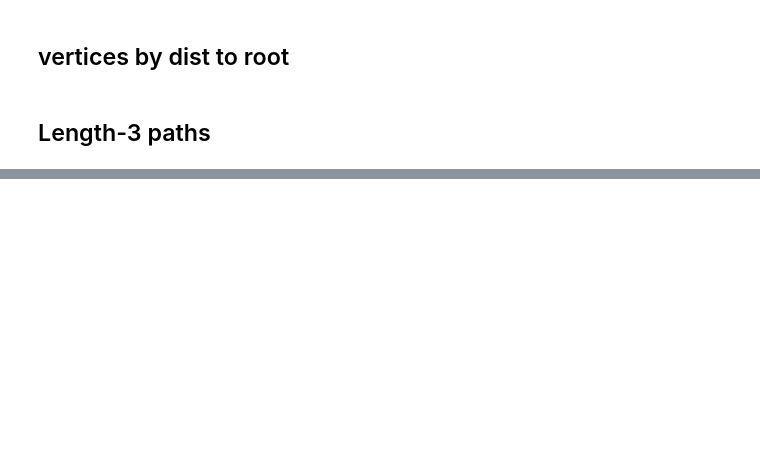
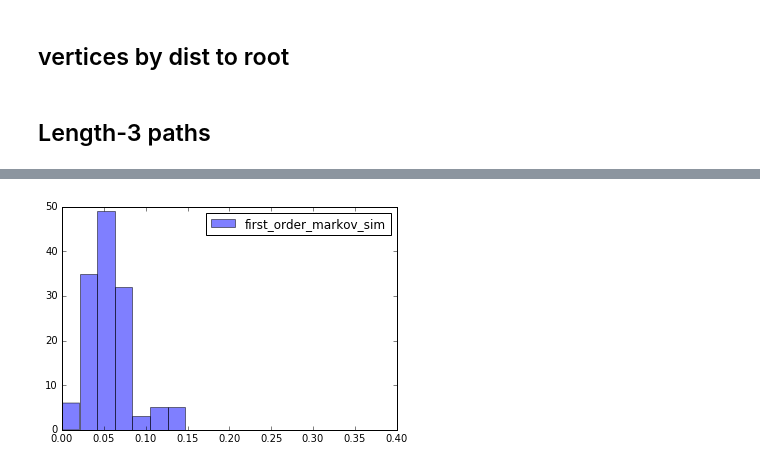
Before and after one commit to JoelDan192/ADVTopicsData, a Jupyter notebook: Cascades_by_user.ipynb, the cells around one changed output, grey strips where cells are left out. Drawn from its saved outputs; the diff is of its cells as text; code cells hidden in the pictures; blank space fills up the shorter version.

```diff
--- a/Cascades_by_user.ipynb
+++ b/Cascades_by_user.ipynb
@@ -339,0 +459,46 @@ tagged_3_paths
+# %%
+#are non defined origin states absorbing or mix to others?
+def tag_from(nId):
+    df = first_order_transpb[first_order_transpb['src']==get_tag(nId)]
+    if df.empty:
+        return get_tag(nId)
+    try:
+        return df[df['transition_prob']>random.random()]['tgt'].iloc[0]
+    except:
+        print 'tag: %s'%get_tag(nId)
+        print 'df:'
+        print df
+        sys.exit()
+# %%
+def walk_and_tag(cascade):
+    if cascade not in tree_roots:
+        return None
+    to_tag = []
+    tags = {}
+    bfs_tree = snap.GetBfsTree(cascade_trees[cascade],tree_roots[cascade],True,False)
+    tags[tree_roots[cascade]] = get_tag(tree_roots[cascade])
+    for e_it in bfs_tree.Edges():
+        if not e_it.GetSrcNId() in tags and not e_it.GetDstNId() in tags:
+            to_tag = to_tag + [e_it.GetSrcNId(),e_it.GetDstNId()]
+        if e_it.GetSrcNId() in tags:
+            tags[e_it.GetDstNId()] = tag_from(e_it.GetSrcNId())
+    return tags.values()
+# %%
+min_size = 50
+nb_iter = 150 #nbr of times to sample per tree
+##TODO see if need refresh in walk during sampling in nb_iter
+
+get_big = lambda roots,thresh: (cascade for cascade in roots if cascade_trees[cascade].GetNodes()>=thresh)
+#iterate only from detected tree roots
+sim_first_order = []
+for cascade in get_big(tree_roots,min_size):
+    mc_dist = walk_and_tag(cascade)
+    p = sum([random.choice(mc_dist)==random.choice(mc_dist) for _ in range(nb_iter)])/float(nb_iter)
+    sim_first_order.append(p)
+
+bins = np.linspace(0, .4, 20)
+pyplot.hist(probs_within, bins, alpha=0.5, label='first_order_markov_sim')
+pyplot.legend(loc='upper right')
+pyplot.show()
+# %% [output]
+[figure, added]
```
Also changed, not shown: parts of 36 cells of this notebook.
